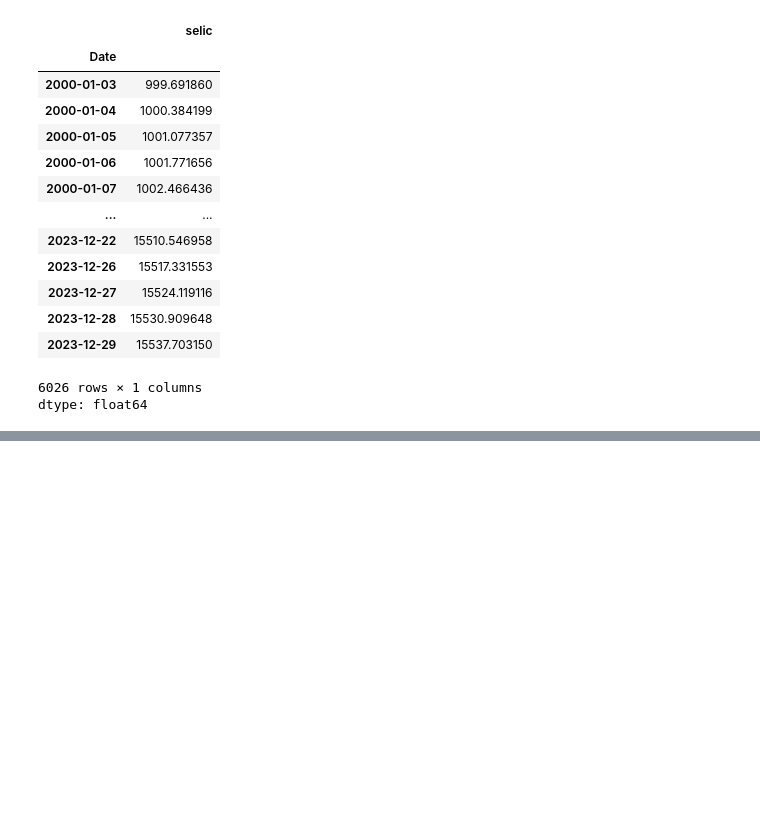
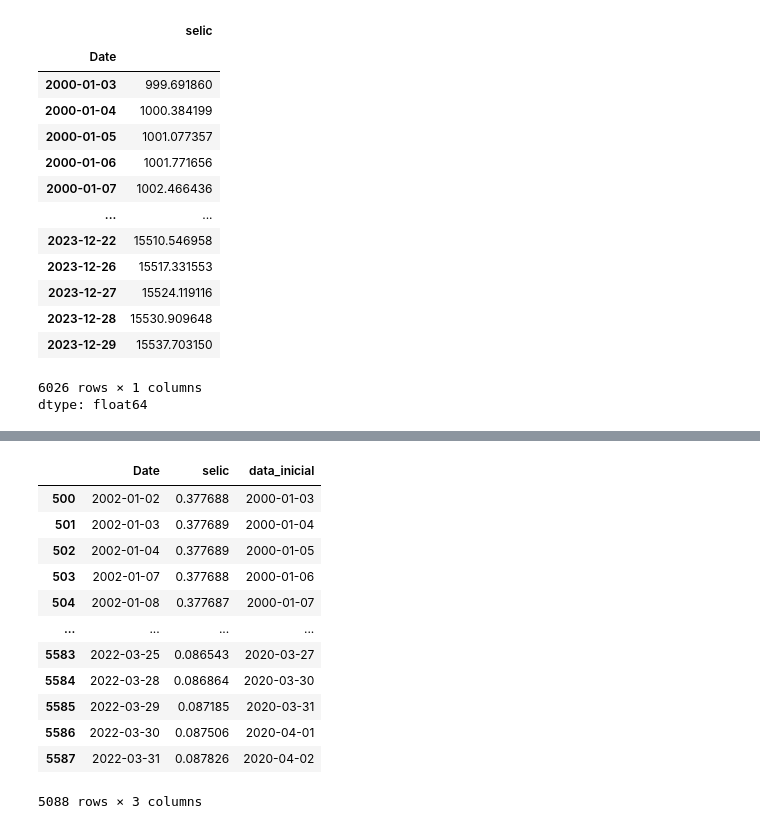
Before and after one commit to JulioMancini/An-lise_CDI_com_Python, a Jupyter notebook: Untitled-1.ipynb, the cells around one changed output, grey strips where cells are left out. Cells and saved outputs as stored; diff of their text form; code cells hidden in the pictures; blank space fills up the shorter version.

```diff
--- a/Untitled-1.ipynb
+++ b/Untitled-1.ipynb
@@ -148,0 +261,18 @@ dtype: float64
+# %%
+janelas_500_dias = janelas_500_dias.dropna()
+
+janelas_500_dias
+# %% [output]
+|  | Date | selic | data_inicial |
+| 500 | 2002-01-02 | 0.377688 | 2000-01-03 |
+| 501 | 2002-01-03 | 0.377689 | 2000-01-04 |
+| 502 | 2002-01-04 | 0.377689 | 2000-01-05 |
+| 503 | 2002-01-07 | 0.377688 | 2000-01-06 |
+| 504 | 2002-01-08 | 0.377687 | 2000-01-07 |
+| ... | ... | ... | ... |
+| 5583 | 2022-03-25 | 0.086543 | 2020-03-27 |
+| 5584 | 2022-03-28 | 0.086864 | 2020-03-30 |
+| 5585 | 2022-03-29 | 0.087185 | 2020-03-31 |
+| 5586 | 2022-03-30 | 0.087506 | 2020-04-01 |
+| 5587 | 2022-03-31 | 0.087826 | 2020-04-02 |
+5088 rows × 3 columns
```
Also changed, not shown: parts of 15 cells of this notebook.
